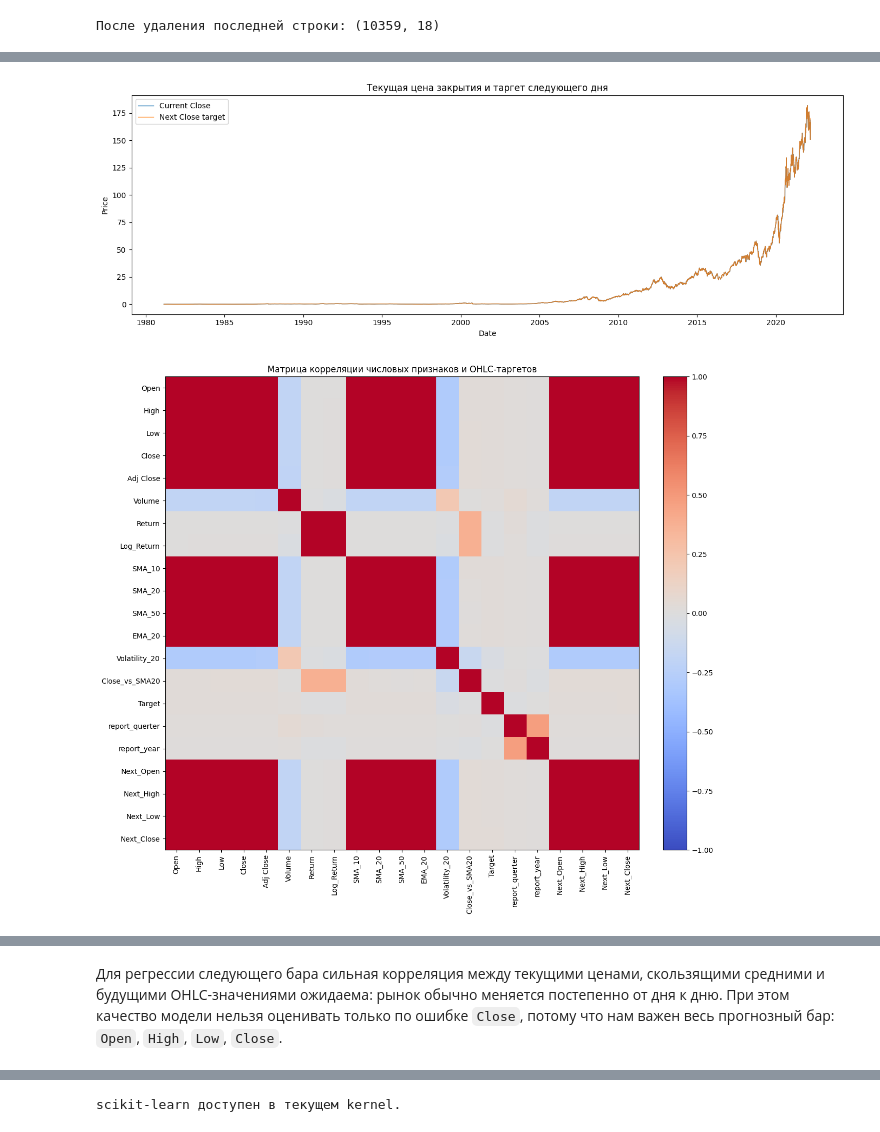
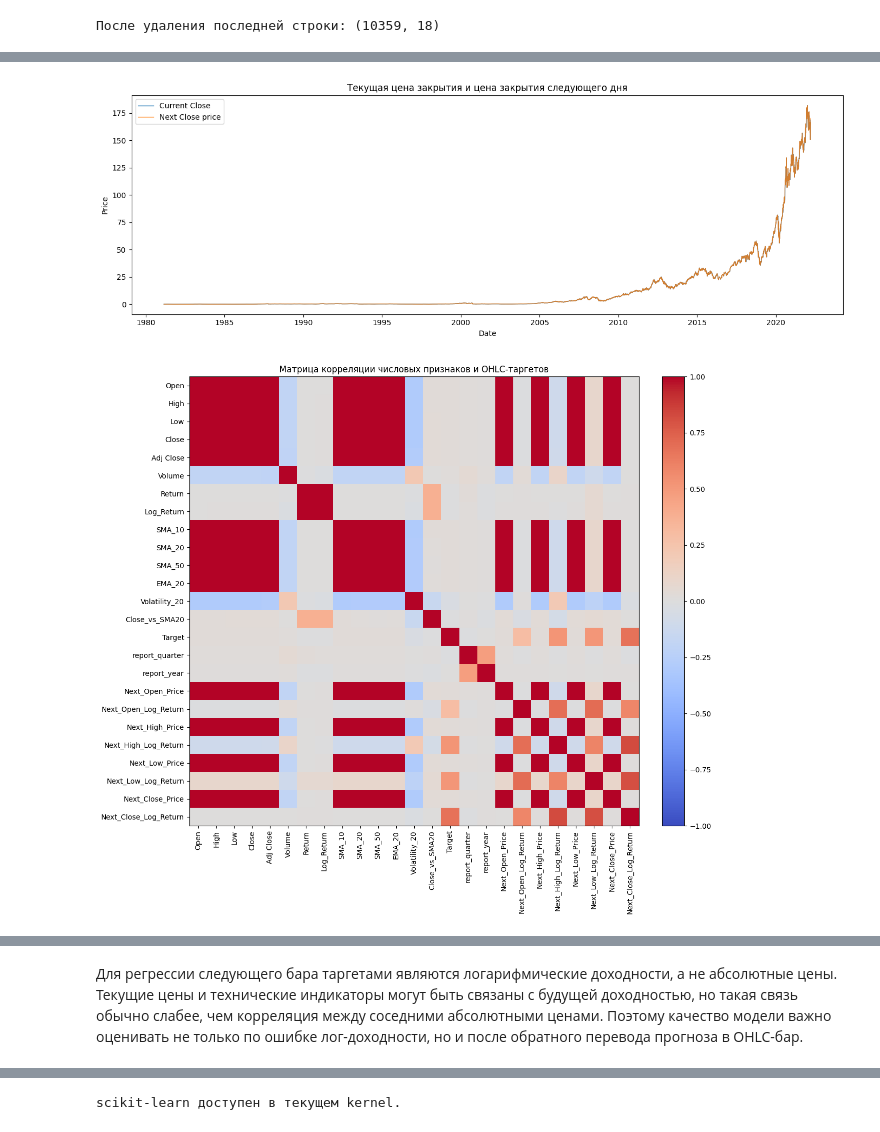
Before and after one commit to Jasintar/ml-project-2026, a Jupyter notebook: project-full.ipynb, the cells around one changed output, grey strips where cells are left out. Cells and saved outputs as stored; diff of their text form; code cells hidden in the pictures.

```diff
--- a/project-full.ipynb
+++ b/project-full.ipynb
@@ -227,12 +227,14 @@ reg_df['Date'] = pd.to_datetime(reg_df['Date'])
 reg_df = reg_df.sort_values('Date').reset_index(drop=True)
 
 current_ohlc_cols = ['Open', 'High', 'Low', 'Close']
-target_cols = ['Next_Open', 'Next_High', 'Next_Low', 'Next_Close']
+next_price_cols = ['Next_Open_Price', 'Next_High_Price', 'Next_Low_Price', 'Next_Close_Price']
+target_cols = ['Next_Open_Log_Return', 'Next_High_Log_Return', 'Next_Low_Log_Return', 'Next_Close_Log_Return']
 
-for current_col, target_col in zip(current_ohlc_cols, target_cols):
-    reg_df[target_col] = reg_df[current_col].shift(-1)
+for current_col, next_price_col, target_col in zip(current_ohlc_cols, next_price_cols, target_cols):
+    reg_df[next_price_col] = reg_df[current_col].shift(-1)
+    reg_df[target_col] = np.log(reg_df[next_price_col] / reg_df['Close'])
 
-reg_df = reg_df.dropna(subset=target_cols).reset_index(drop=True)
+reg_df = reg_df.dropna(subset=next_price_cols + target_cols).reset_index(drop=True)
 
 print('Размер датасета для регрессии:', reg_df.shape)
 print('Период:', reg_df['Date'].min().date(), '-', reg_df['Date'].max().date())
@@ -271,8 +273,8 @@ plt.show()
 plt.figure(figsize=(14, 5))
 plot_dates = reg_df['Date'].to_numpy()
 plt.plot(plot_dates, reg_df['Close'].to_numpy(), label='Current Close', linewidth=1)
-plt.plot(plot_dates, reg_df['Next_Close'].to_numpy(), label='Next Close target', linewidth=1, alpha=0.8)
-plt.title('Текущая цена закрытия и таргет следующего дня')
+plt.plot(plot_dates, reg_df['Next_Close_Price'].to_numpy(), label='Next Close price', linewidth=1, alpha=0.8)
+plt.title('Текущая цена закрытия и цена закрытия следующего дня')
 plt.xlabel('Date')
 plt.ylabel('Price')
 plt.legend()
@@ -291,5 +293,5 @@ plt.title('Матрица корреляции числовых признако
 plt.tight_layout()
 plt.show()
 
-display(corr_matrix[target_cols].drop(index=target_cols, errors='ignore').sort_values('Next_Close', key=lambda s: s.abs(), ascending=False).head(15))
+display(corr_matrix[target_cols].drop(index=target_cols, errors='ignore').sort_values('Next_Close_Log_Return', key=lambda s: s.abs(), ascending=False).head(15))
 # %% [output]
@@ -297,2 +299,2 @@ display(corr_matrix[target_cols].drop(index=target_cols, errors='ignore').sort_v
-[figure, old version]
+[figure, new version]
-[figure, old version]
+[figure, new version]
@@ -315,5 +317,5 @@ display(corr_matrix[target_cols].drop(index=target_cols, errors='ignore').sort_v
 # %% [markdown]
-Для регрессии следующего бара сильная корреляция между текущими ценами, скользящими средними и будущими OHLC-значениями ожидаема: рынок обычно меняется постепенно от дня к дню. При этом качество модели нельзя оценивать только по ошибке `Close`, потому что нам важен весь прогнозный бар: `Open`, `High`, `Low`, `Close`.
+Для регрессии следующего бара таргетами являются логарифмические доходности, а не абсолютные цены. Текущие цены и технические индикаторы могут быть связаны с будущей доходностью, но такая связь обычно слабее, чем корреляция между соседними абсолютными ценами. Поэтому качество модели важно оценивать не только по ошибке лог-доходности, но и после обратного перевода прогноза в OHLC-бар.
 # %% [markdown]
 ## Подготовка признаков и временное разделение
 
```
Also changed, not shown: parts of 13 cells of this notebook.
